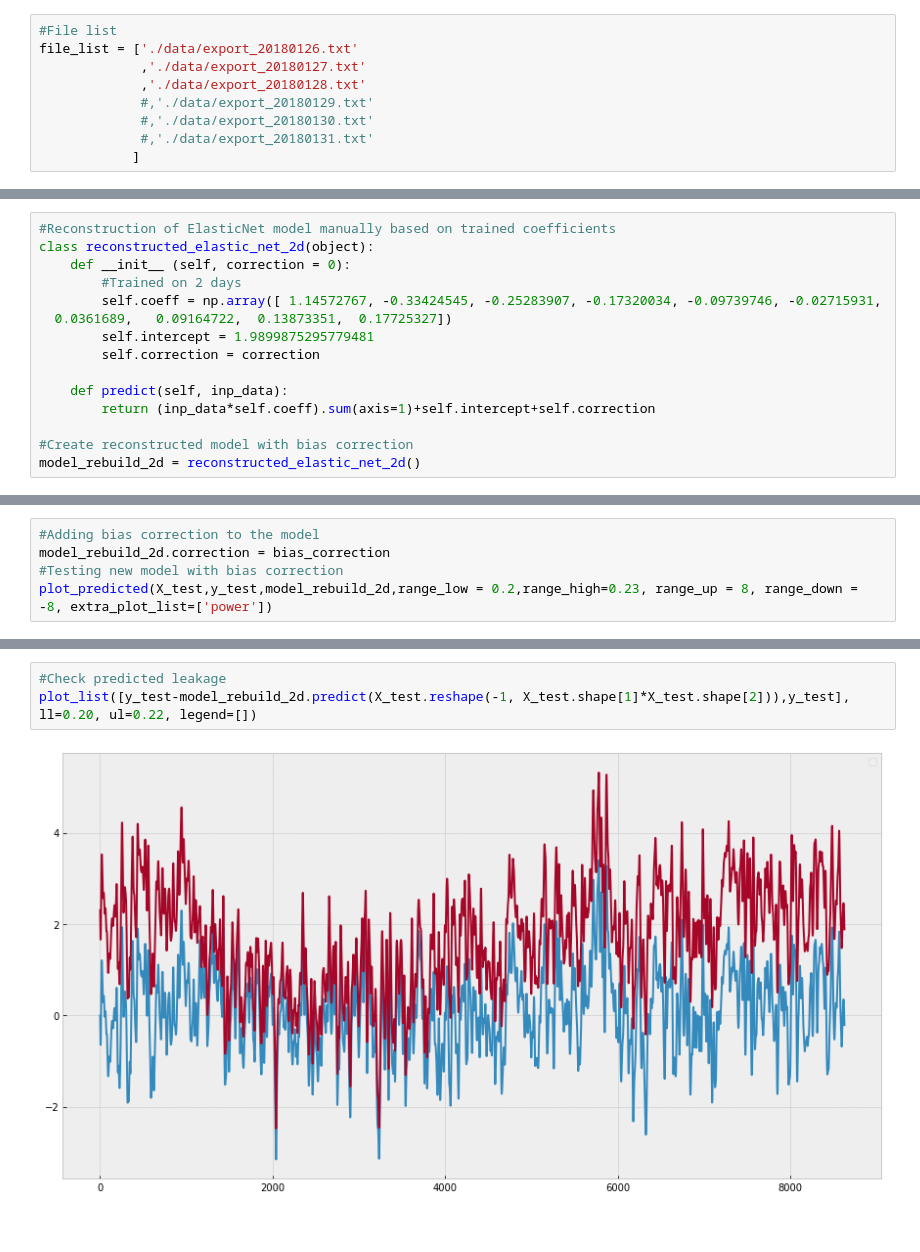
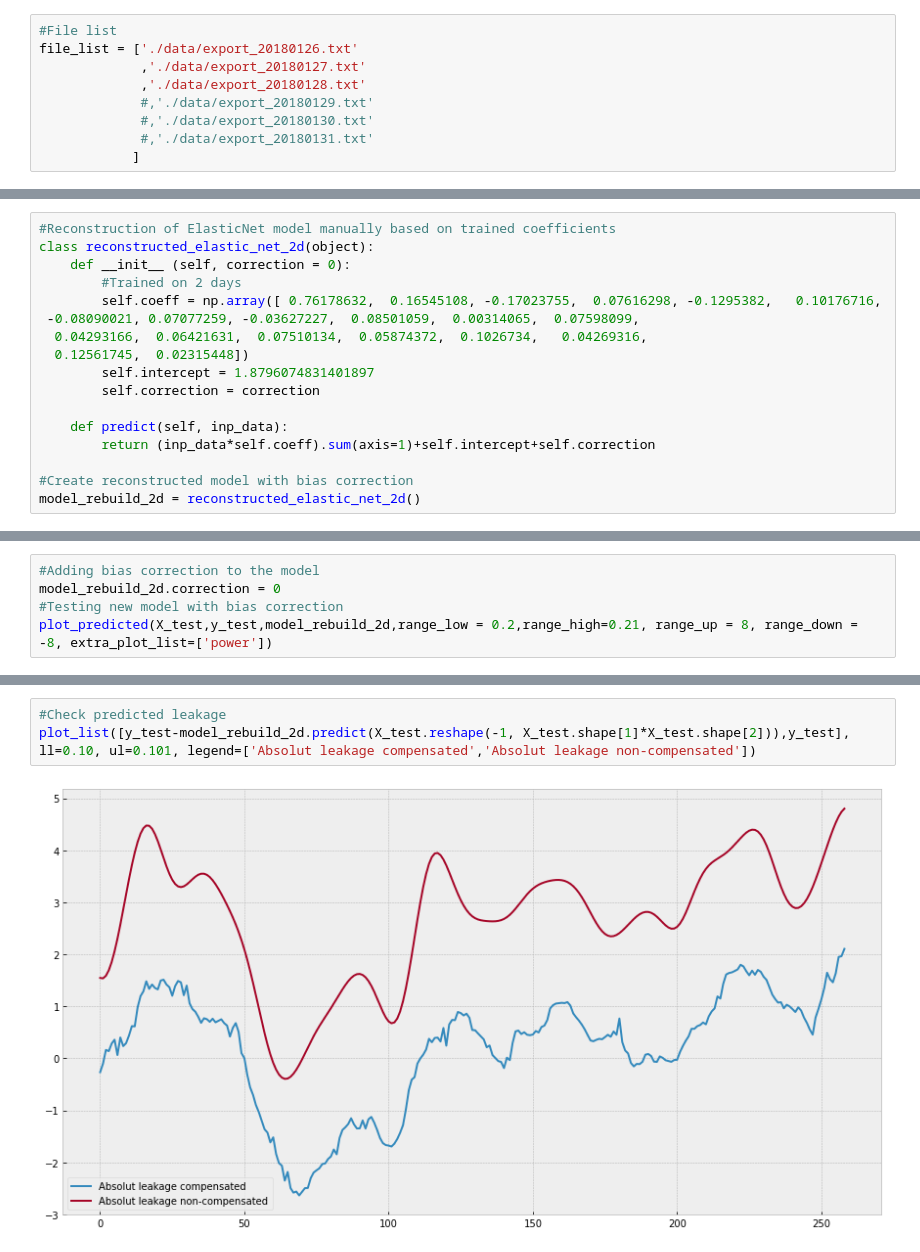
Before and after one commit to tunmustard/fluidguard, a Jupyter notebook: fg_study_pipeline_1_1.ipynb, the cells around one changed output, grey strips where cells are left out. Saved outputs shown, nothing was run; the diff lists cells and outputs as text.

Commit message:
new model_p_ifdevavg_nozeroflow_1rm_2sel_10steps

```diff
--- a/fg_study_pipeline_1_1.ipynb
+++ b/fg_study_pipeline_1_1.ipynb
@@ -474,9 +491,11 @@ print(model.best_estimator_.named_steps['elasticnet'].intercept_)
 class reconstructed_elastic_net_2d(object):
     def __init__ (self, correction = 0):
         #Trained on 2 days
-        self.coeff = np.array([ 1.14572767, -0.33424545, -0.25283907, -0.17320034, -0.09739746, -0.02715931,
-  0.0361689,   0.09164722,  0.13873351,  0.17725327])
-        self.intercept = 1.9899875295779481
+        self.coeff = np.array([ 0.76178632,  0.16545108, -0.17023755,  0.07616298, -0.1295382,   0.10176716,
+ -0.08090021, 0.07077259, -0.03627227,  0.08501059,  0.00314065,  0.07598099,
+  0.04293166,  0.06421631,  0.07510134,  0.05874372,  0.1026734,   0.04269316,
+  0.12561745,  0.02315448])
+        self.intercept = 1.8796074831401897
         self.correction = correction
 
     def predict(self, inp_data):
@@ -494,6 +513,6 @@ plot_predicted(X_test,model_rebuild_2d.predict(X_test.reshape(-1, X_test.shape[1
 # %%
 #Adding bias correction to the model
-model_rebuild_2d.correction = bias_correction
+model_rebuild_2d.correction = 0
 #Testing new model with bias correction
-plot_predicted(X_test,y_test,model_rebuild_2d,range_low = 0.2,range_high=0.23, range_up = 8, range_down = -8, extra_plot_list=['power'])
+plot_predicted(X_test,y_test,model_rebuild_2d,range_low = 0.2,range_high=0.21, range_up = 8, range_down = -8, extra_plot_list=['power'])
 # %% [output]
@@ -502,5 +521,5 @@ plot_predicted(X_test,y_test,model_rebuild_2d,range_low = 0.2,range_high=0.23, r
 # %%
 #Check predicted leakage
-plot_list([y_test-model_rebuild_2d.predict(X_test.reshape(-1, X_test.shape[1]*X_test.shape[2])),y_test], ll=0.20, ul=0.22, legend=[])
+plot_list([y_test-model_rebuild_2d.predict(X_test.reshape(-1, X_test.shape[1]*X_test.shape[2])),y_test], ll=0.10, ul=0.101, legend=['Absolut leakage compensated','Absolut leakage non-compensated'])
 # %% [output]
-[figure, old version]
+[figure, new version]
```
Also changed, not shown: parts of 11 cells of this notebook.
